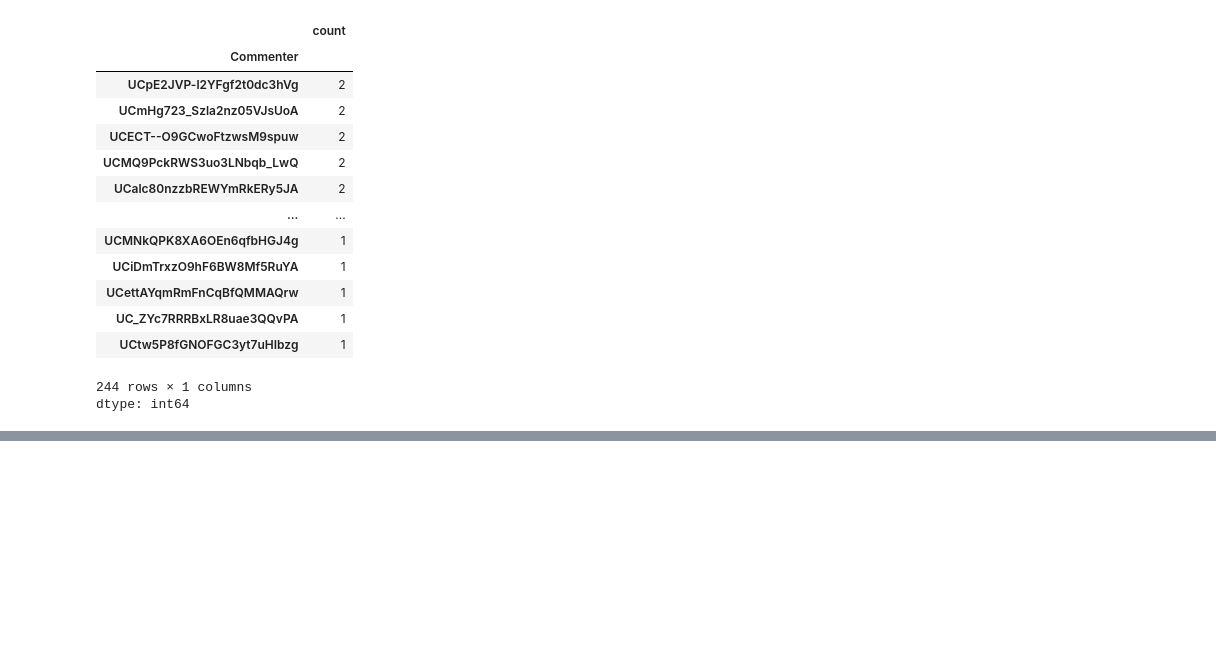
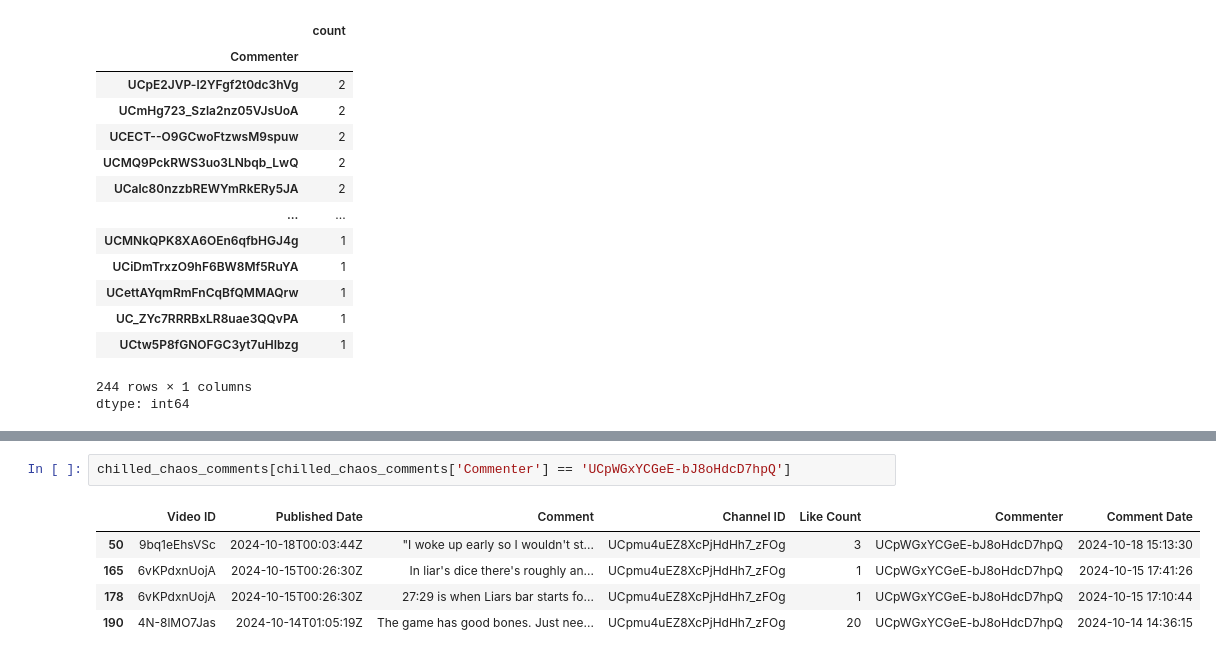
Before and after one commit to bluecoder777/Game-Promotion-Analysis, a Jupyter notebook: Youtuber_with_Relavant_Reach.ipynb, the cells around one changed output, grey strips where cells are left out. Drawn from its saved outputs; the diff is of its cells as text; blank space fills up the shorter version.

```diff
--- a/Youtuber_with_Relavant_Reach.ipynb
+++ b/Youtuber_with_Relavant_Reach.ipynb
@@ -297,0 +413,8 @@ dtype: int64
+# %%
+chilled_chaos_comments[chilled_chaos_comments['Commenter'] == 'UCpWGxYCGeE-bJ8oHdcD7hpQ']
+# %% [output]
+|  | Video ID | Published Date | Comment | Channel ID | Like Count | Commenter | Comment Date |
+| 50 | 9bq1eEhsVSc | 2024-10-18T00:03:44Z | "I woke up early so I wouldn't st... | UCpmu4uEZ8XcPjHdHh7_zFOg | 3 | UCpWGxYCGeE-bJ8oHdcD7hpQ | 2024-10-18 15:13:30 |
+| 165 | 6vKPdxnUojA | 2024-10-15T00:26:30Z | In liar's dice there's roughly an... | UCpmu4uEZ8XcPjHdHh7_zFOg | 1 | UCpWGxYCGeE-bJ8oHdcD7hpQ | 2024-10-15 17:41:26 |
+| 178 | 6vKPdxnUojA | 2024-10-15T00:26:30Z | 27:29 is when Liars bar starts fo... | UCpmu4uEZ8XcPjHdHh7_zFOg | 1 | UCpWGxYCGeE-bJ8oHdcD7hpQ | 2024-10-15 17:10:44 |
+| 190 | 4N-8lMO7Jas | 2024-10-14T01:05:19Z | The game has good bones. Just nee... | UCpmu4uEZ8XcPjHdHh7_zFOg | 20 | UCpWGxYCGeE-bJ8oHdcD7hpQ | 2024-10-14 14:36:15 |
```
Also changed, not shown: parts of 11 cells of this notebook, 3 other files.
